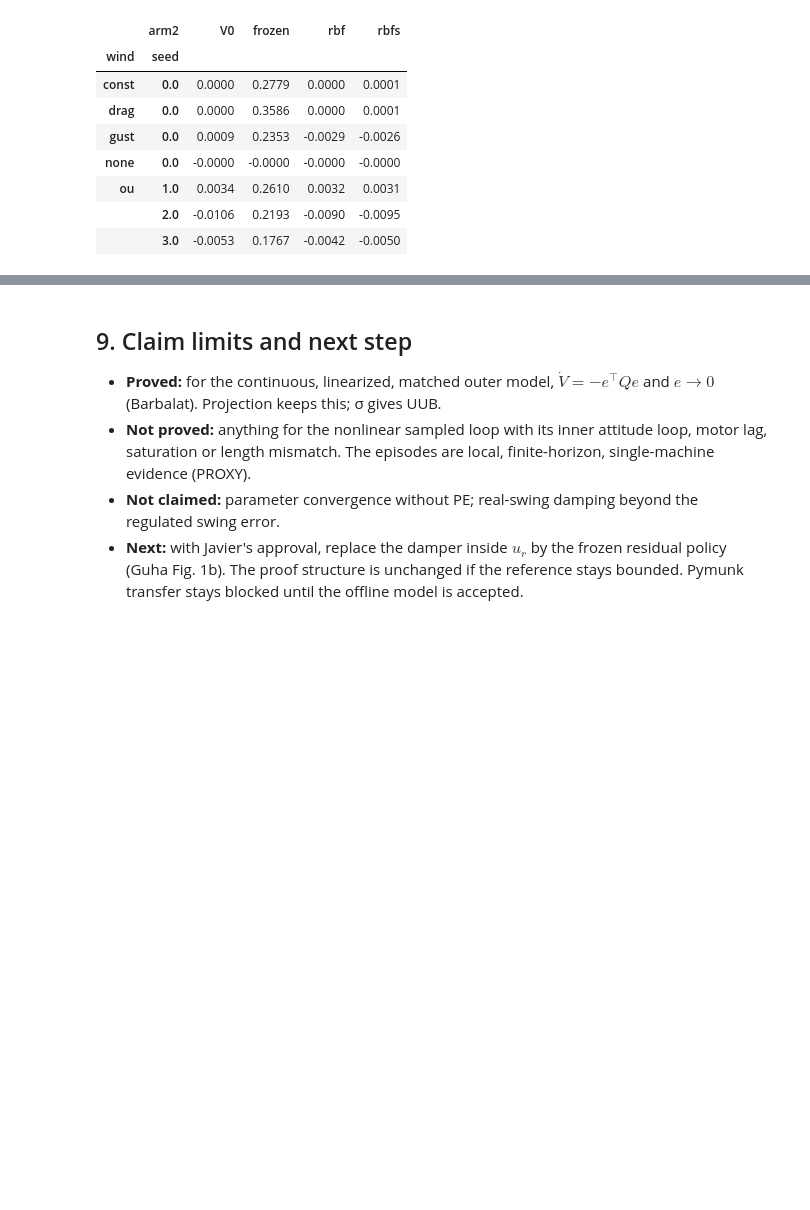
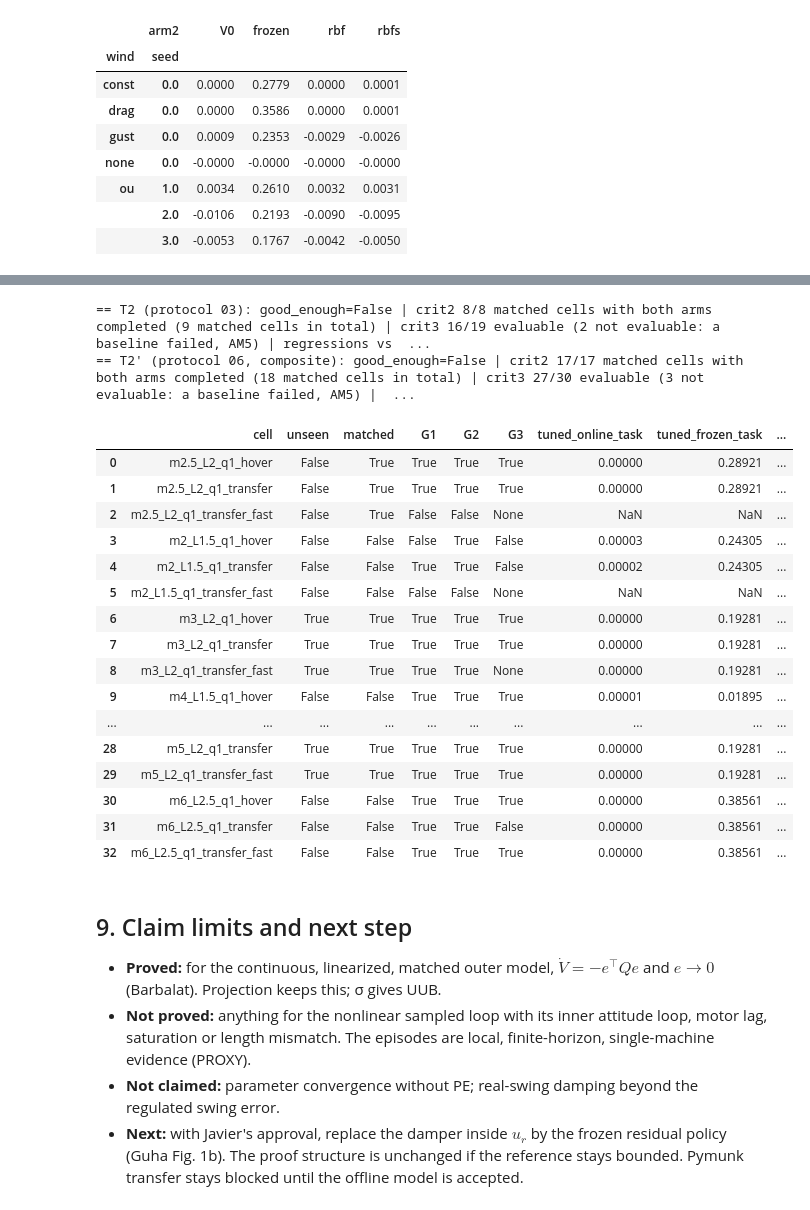
Before and after one commit to Mrjarkos/MRAC_Tutorial, a Jupyter notebook: 10_Vanilla_MRAC_Guha.ipynb, the cells around one changed output, grey strips where cells are left out. Cells and saved outputs as stored; diff of their text form; code cells hidden in the pictures; blank space fills up the shorter version.

```diff
--- a/10_Vanilla_MRAC_Guha.ipynb
+++ b/10_Vanilla_MRAC_Guha.ipynb
@@ -361,10 +358,0 @@ selected: gs5_gc200_cy0.25_gu0.3_s0  v0: gs20_gc500_cy1_gu1_s0 ['m6_L2_q1_hover'
-# %%
-HELD = latest("heldout")
-ah = json.loads((HELD / "analysis.json").read_text())
-print(HELD.name)
-for k in ("criterion1_G1G2_all", "criterion2_adaptation_benefit", "criterion3_swing", "regressions_vs_v0",
-          "cells_all_controllers_failed", "good_enough"):
-    print(f"{k}: {ah[k]}")
-cells = pd.DataFrame(ah["cells"])[["cell", "matched", "G1", "G2", "G3", "tuned_online_task", "tuned_frozen_task",
-                                   "v0_online_task", "softer_task", "tuned_swing_10_30", "softer_swing_10_30", "B_S"]]
-display(cells.round(5))
@@ -396,3 +359,33 @@ good_enough: False
+# %%
+for label, folder, name in (("T2 (protocol 03)", "mrac_vanilla_heldout_20261125T034506", "analysis"),
+                            ("T2' (protocol 06, composite)", "mrac_vanilla_heldout_composite_20261125T111150", "analysis_t2prime")):
+    ah = json.loads((RES / folder / f"{name}.json").read_text())
+    print(f"== {label}: good_enough={ah['good_enough']} | crit2 {ah['criterion2_adaptation_benefit']} | crit3 {ah['criterion3_swing']} | regressions vs V0 {ah['regressions_vs_v0']} | V0 beats tuned in {len(ah['v0_beats_tuned'])} cells")
+ah = json.loads((RES / "mrac_vanilla_heldout_composite_20261125T111150" / "analysis_t2prime.json").read_text())
+cells = pd.DataFrame(ah["cells"])
+cells["unseen"] = cells.cell.str.startswith(("m3_L2_", "m5_L2_", "m4_L1.75_", "m4_L2_q0.85"))
+display(cells[["cell", "unseen", "matched", "G1", "G2", "G3", "tuned_online_task", "tuned_frozen_task", "v0_online_task",
+               "tuned_swing_10_30", "B_S", "tuned_status"]].round(5))
+# %% [output]
+== T2 (protocol 03): good_enough=False | crit2 8/8 matched cells with both arms completed (9 matched cells in total) | crit3 16/19 evaluable (2 not evaluable: a baseline failed, AM5) | regressions vs  ...
+== T2' (protocol 06, composite): good_enough=False | crit2 17/17 matched cells with both arms completed (18 matched cells in total) | crit3 27/30 evaluable (3 not evaluable: a baseline failed, AM5) |  ...
+|  | cell | unseen | matched | G1 | G2 | G3 | tuned_online_task | tuned_frozen_task | ... |
+| 0 | m2.5_L2_q1_hover | False | True | True | True | True | 0.00000 | 0.28921 | ... |
+| 1 | m2.5_L2_q1_transfer | False | True | True | True | True | 0.00000 | 0.28921 | ... |
+| 2 | m2.5_L2_q1_transfer_fast | False | True | False | False | None | NaN | NaN | ... |
+| 3 | m2_L1.5_q1_hover | False | False | False | True | False | 0.00003 | 0.24305 | ... |
+| 4 | m2_L1.5_q1_transfer | False | False | True | True | False | 0.00002 | 0.24305 | ... |
+| 5 | m2_L1.5_q1_transfer_fast | False | False | False | False | None | NaN | NaN | ... |
+| 6 | m3_L2_q1_hover | True | True | True | True | True | 0.00000 | 0.19281 | ... |
+| 7 | m3_L2_q1_transfer | True | True | True | True | True | 0.00000 | 0.19281 | ... |
+| 8 | m3_L2_q1_transfer_fast | True | True | True | True | None | 0.00000 | 0.19281 | ... |
+| 9 | m4_L1.5_q1_hover | False | False | True | True | True | 0.00001 | 0.01895 | ... |
+| ... | ... | ... | ... | ... | ... | ... | ... | ... | ... |
+| 28 | m5_L2_q1_transfer | True | True | True | True | True | 0.00000 | 0.19281 | ... |
+| 29 | m5_L2_q1_transfer_fast | True | True | True | True | True | 0.00000 | 0.19281 | ... |
+| 30 | m6_L2.5_q1_hover | False | False | True | True | True | 0.00000 | 0.38561 | ... |
+| 31 | m6_L2.5_q1_transfer | False | False | True | True | False | 0.00000 | 0.38561 | ... |
+| 32 | m6_L2.5_q1_transfer_fast | False | False | True | True | True | 0.00000 | 0.38561 | ... |
 # %% [markdown]
 ## 9. Claim limits and next step
 
```
Also changed, not shown: parts of 5 cells of this notebook, 7 other files.
